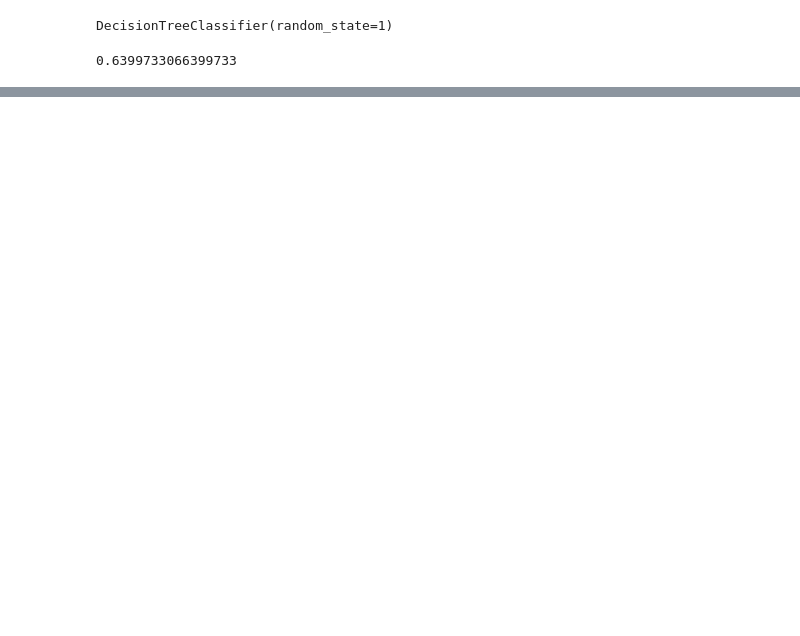
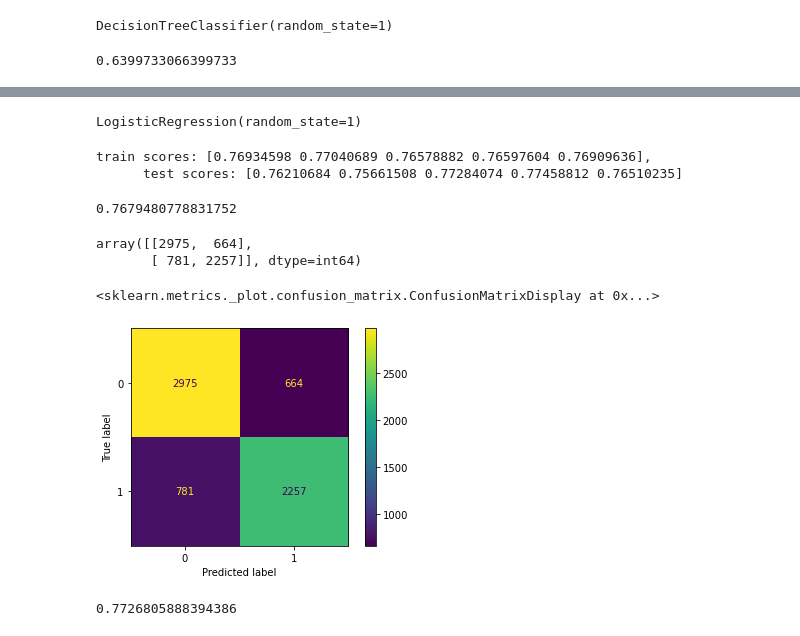
Before and after one commit to rredd002/Flu-Analysis, a Jupyter notebook: Flu-Analysis.ipynb, the cells around one changed output, grey strips where cells are left out. Cells and saved outputs as stored; diff of their text form; code cells hidden in the pictures; blank space fills up the shorter version.

```diff
--- a/Flu-Analysis.ipynb
+++ b/Flu-Analysis.ipynb
@@ -545,0 +757,8 @@ flu_dt_prec_2
+# %%
+# Creating new train and test dataframes using the top 5 features
+X_train_important_features = X_train_encoded_binary[top_5_features]
+X_test_important_features = X_test_encoded_binary[top_5_features]
+# %%
+# Creating a new model using the top 5 features
+logreg_2 = LogisticRegression(random_state=1)
+logreg_2.fit(X_train_important_features, y_train)
@@ -545,0 +797,45 @@ flu_dt_prec_2
+# %%
+# Creating new train and test dataframes with categories which have positive correlations to taking the vaccine
+X_train_positive_features = X_train_encoded_binary[features_positive.index]
+X_test_positive_features = X_test_encoded_binary[features_positive.index]
+# %%
+# Creating a new model using the positive correlation data
+logreg_3 = LogisticRegression(random_state=1)
+logreg_3.fit(X_train_positive_features, y_train)
+# %% [output]
+LogisticRegression(random_state=1)
+# %%
+# Running a cross validation using the new logreg_3 model
+scores_simple_2 = cross_validate(
+                    logreg_3, X_train_positive_features, y_train, cv=5,
+                    return_train_score=True
+)
+print(f"""train scores: {scores_simple_2['train_score']},
+      test scores: {scores_simple_2['test_score']}""")
+# %% [output]
+train scores: [0.76934598 0.77040689 0.76578882 0.76597604 0.76909636],
+      test scores: [0.76210684 0.75661508 0.77284074 0.77458812 0.76510235]
+# %%
+# Getting an accuracy score for the logreg_3 model
+logreg_3.score(X_train_positive_features, y_train)
+# %% [output]
+0.7679480778831752
+# %%
+# Creating a confusion matrix using the logreg_3 model
+y_pred_2 = logreg_3.predict(X_test_positive_features)
+cm_3 = confusion_matrix(y_test, y_pred_2)
+cm_3
+# %% [output]
+array([[2975,  664],
+       [ 781, 2257]], dtype=int64)
+# %%
+# Plot the confusion matrix
+plot_confusion_matrix(logreg_3, X_test_positive_features, y_test)
+# %% [output]
+<sklearn.metrics._plot.confusion_matrix.ConfusionMatrixDisplay at 0x...>
+[figure, added]
+# %%
+# Print the precision score of the logreg_3 model
+print(precision_score(y_test, y_pred_2))
+# %% [output]
+0.7726805888394386
```
Also changed, not shown: parts of 32 cells of this notebook.
